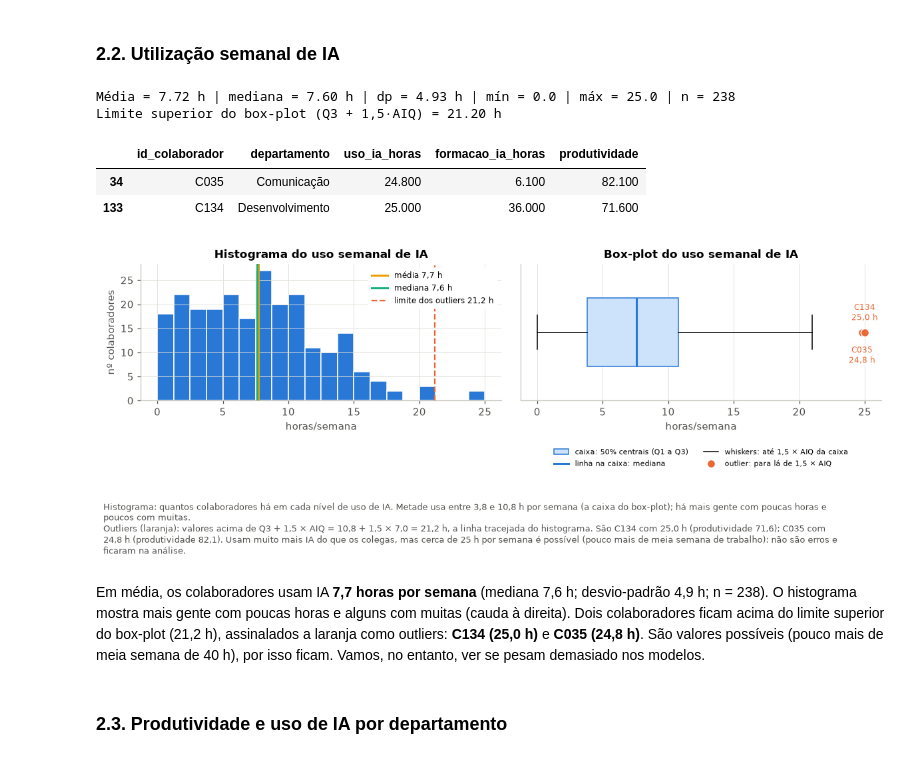
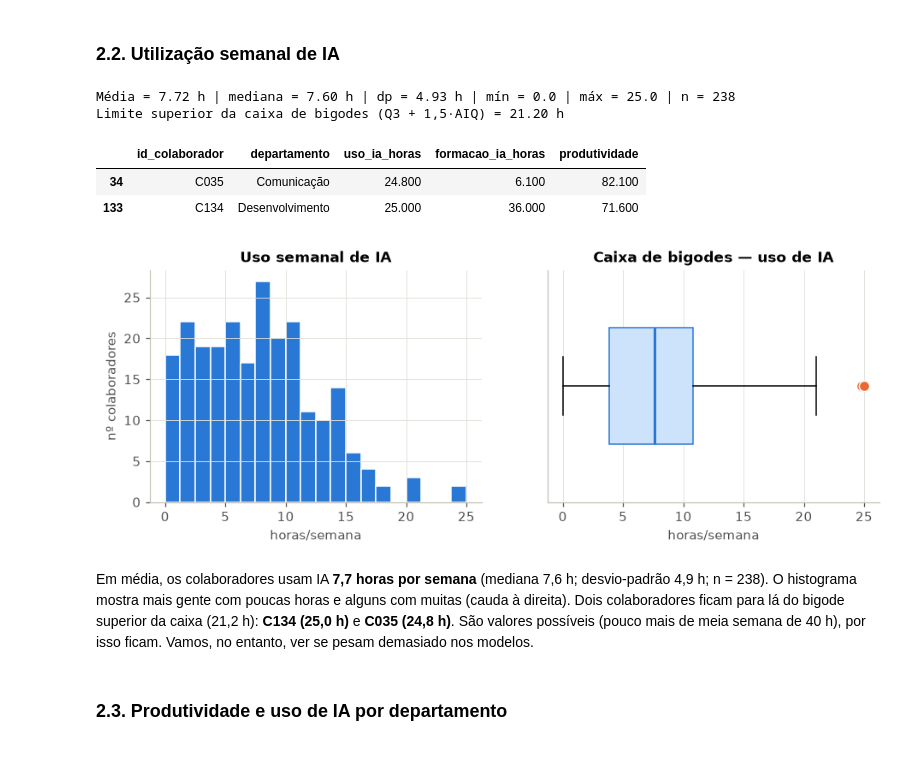
Before and after one commit to gcoutinho-ipca/tp1-mepa-ia-produtividade, a Jupyter notebook: TP1_MEPA_IA_Produtividade.ipynb, the cells around one changed output. Cells and saved outputs as stored; diff of their text form; code cells hidden in the pictures.

```diff
--- a/TP1_MEPA_IA_Produtividade.ipynb
+++ b/TP1_MEPA_IA_Produtividade.ipynb
@@ -602,54 +545,35 @@ A produtividade média é **78,0 pontos** (desvio-padrão 12,8; n = 238). A méd
 # %%
 # ────────────────────────────────────────────────────────────────────────────────────────
 # BLOCO 2.2 · Uso semanal de IA e valores extremos
-# O quê: média e dispersão do uso de IA; identifica quem está acima do limite superior do box-plot
-# (Q3 + 1,5×AIQ = 21,2 h) e desenha histograma e box-plot (Figura 1 do relatório).
+# O quê: média e dispersão do uso de IA; identifica quem está acima do bigode superior da caixa
+# (Q3 + 1,5×AIQ = 21,2 h) e desenha histograma e caixa de bigodes (Figura 1 do relatório).
 # Leitura: C134 (25 h) e C035 (24,8 h) são extremos, mas plausíveis, por isso ficam.
 # ────────────────────────────────────────────────────────────────────────────────────────
 u = df["uso_ia_horas"].dropna()
-# regra do box-plot para identificar valores muito superiores aos restantes
+# regra da caixa de bigodes para identificar valores muito superiores aos restantes
 q1, q3 = u.quantile([.25, .75]); lim_sup = q3 + 1.5 * (q3 - q1)
 print(f"Média = {u.mean():.2f} h | mediana = {u.median():.2f} h | dp = {u.std():.2f} h | "
       f"mín = {u.min()} | máx = {u.max()} | n = {len(u)}")
-print(f"Limite superior do box-plot (Q3 + 1,5·AIQ) = {lim_sup:.2f} h")
+print(f"Limite superior da caixa de bigodes (Q3 + 1,5·AIQ) = {lim_sup:.2f} h")
 display(df[df.uso_ia_horas > lim_sup][["id_colaborador", "departamento", "uso_ia_horas", "formacao_ia_horas", "produtividade"]])
 
-fora = df[df.uso_ia_horas > lim_sup].sort_values("uso_ia_horas", ascending=False)
-fig, ax = plt.subplots(1, 2, figsize=(11, 3.6))
+fig, ax = plt.subplots(1, 2, figsize=(10, 3.2))
 ax[0].hist(u, bins=20, color=AZUL, edgecolor="white")
-ax[0].axvline(u.mean(), color=AMARELO, lw=2, label=f"média {fpt(u.mean())} h")
-ax[0].axvline(u.median(), color=AQUA, lw=2, label=f"mediana {fpt(u.median())} h")
-ax[0].axvline(lim_sup, color=LARANJA, lw=1.5, ls="--", label=f"limite dos outliers {fpt(lim_sup)} h")
-ax[0].legend(fontsize=8, frameon=True, facecolor="white", edgecolor="white", framealpha=1)
-ax[0].set(title="Histograma do uso semanal de IA", xlabel="horas/semana", ylabel="nº colaboradores")
+ax[0].set(title="Uso semanal de IA", xlabel="horas/semana", ylabel="nº colaboradores")
 ax[1].boxplot(u, vert=False, widths=.5, patch_artist=True,
               boxprops=dict(facecolor="#cde2fb", color=AZUL), medianprops=dict(color=AZUL, lw=2),
               flierprops=dict(marker="o", markerfacecolor=LARANJA, markeredgecolor="white", markersize=8))
-# código e valor de cada outlier, alternando acima e abaixo do ponto para não se sobreporem
-for k, (_, r) in enumerate(fora.iterrows()):
-    ax[1].annotate(f"{r.id_colaborador}\n{fpt(r.uso_ia_horas)} h", (r.uso_ia_horas, 1),
-                   xytext=(0, 12 if k % 2 == 0 else -30), textcoords="offset points",
-                   ha="center", fontsize=8, color=LARANJA)
-ax[1].set(title="Box-plot do uso semanal de IA", xlabel="horas/semana", yticks=[])
-legenda_boxplot(ax[1])
-plt.tight_layout()
-lista = "; ".join(f"{r.id_colaborador} com {fpt(r.uso_ia_horas)} h (produtividade {fpt(r.produtividade)})"
-                  for _, r in fora.iterrows())
-nota(fig, f"Histograma: quantos colaboradores há em cada nível de uso de IA. Metade usa entre {fpt(q1)} e {fpt(q3)} h por "
-          f"semana (a caixa do box-plot); há mais gente com poucas horas e poucos com muitas.\n"
-          f"Outliers (laranja): valores acima de Q3 + 1,5 × AIQ = {fpt(q3)} + 1,5 × {fpt(q3 - q1)} = {fpt(lim_sup)} h, "
-          f"a linha tracejada do histograma. São {lista}. Usam muito mais IA do que os colegas, mas cerca de 25 h por "
-          f"semana é possível (pouco mais de meia semana de trabalho): não são erros e ficaram na análise.")
+ax[1].set(title="Caixa de bigodes — uso de IA", xlabel="horas/semana", yticks=[])
 guardar(fig, "fig_2_2_uso_ia"); plt.show()
 # %% [output]
 Média = 7.72 h | mediana = 7.60 h | dp = 4.93 h | mín = 0.0 | máx = 25.0 | n = 238
-Limite superior do box-plot (Q3 + 1,5·AIQ) = 21.20 h
+Limite superior da caixa de bigodes (Q3 + 1,5·AIQ) = 21.20 h
 |  | id_colaborador | departamento | uso_ia_horas | formacao_ia_horas | produtividade |
 | 34 | C035 | Comunicação | 24.800 | 6.100 | 82.100 |
 | 133 | C134 | Desenvolvimento | 25.000 | 36.000 | 71.600 |
-[figure, old version]
+[figure, new version]
 # %% [markdown]
-Em média, os colaboradores usam IA **7,7 horas por semana** (mediana 7,6 h; desvio-padrão 4,9 h; n = 238). O histograma mostra mais gente com poucas horas e alguns com muitas (cauda à direita). Dois colaboradores ficam acima do limite superior do box-plot (21,2 h), assinalados a laranja como outliers: **C134 (25,0 h)** e **C035 (24,8 h)**. São valores possíveis (pouco mais de meia semana de 40 h), por isso ficam. Vamos, no entanto, ver se pesam demasiado nos modelos.
+Em média, os colaboradores usam IA **7,7 horas por semana** (mediana 7,6 h; desvio-padrão 4,9 h; n = 238). O histograma mostra mais gente com poucas horas e alguns com muitas (cauda à direita). Dois colaboradores ficam para lá do bigode superior da caixa (21,2 h): **C134 (25,0 h)** e **C035 (24,8 h)**. São valores possíveis (pouco mais de meia semana de 40 h), por isso ficam. Vamos, no entanto, ver se pesam demasiado nos modelos.
 # %% [markdown]
 ### 2.3. Produtividade e uso de IA por departamento
 # %%
```
Also changed, not shown: parts of 27 cells of this notebook.
